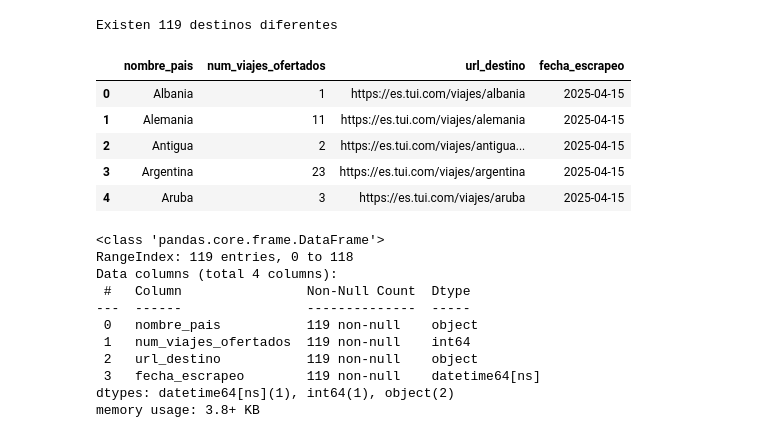
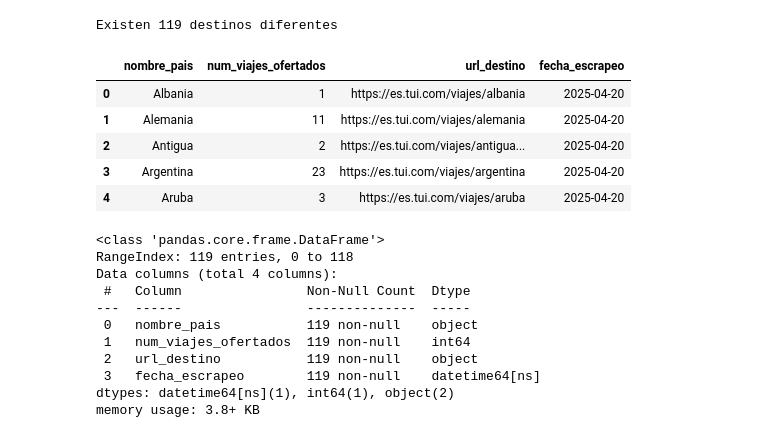
Before and after one commit to VanesaFloresRivera/Proyecto-Final, a Jupyter notebook: notebooks/escrapeo_final.ipynb, the cells around one changed output. Cells and saved outputs as stored; diff of their text form; code cells hidden in the pictures.

```diff
--- a/notebooks/escrapeo_final.ipynb
+++ b/notebooks/escrapeo_final.ipynb
@@ -20,22 +20,22 @@ RUTA_SERVICE = os.getenv("RUTA_SERVICE")
 URL_ESCRAPEO_INICIAL = os.getenv("URL_ESCRAPEO_INICIAL")
 # %%
 url_destinos= URL_ESCRAPEO_INICIAL #url destinos totales
-sopa_destinos = es.crear_sopa(url_destinos) #creamos la sopa
+sopa_destinos = ex.crear_sopa(url_destinos) #creamos la sopa
 #Extraemos todos los contenidos de la clase landing-destination-title
 clase_landing_destination_title=sopa_destinos.find_all("div", {"class":"landing-destination-title"})
 print(f'Existen {len(clase_landing_destination_title)} destinos diferentes')
 # %% [output]
 Existen 119 destinos diferentes
 # %%
-df_destinos_totales = es.extracción_destinos_con_url(sopa_destinos) #escrapeo los destinos totales
+df_destinos_totales = ex.extracción_destinos_con_url(sopa_destinos) #escrapeo los destinos totales
 df_destinos_totales.head()
 # %% [output]
 |  | nombre_pais | num_viajes_ofertados | url_destino | fecha_escrapeo |
-| 0 | Albania | 1 | https://es.tui.com/viajes/albania | 2025-04-15 |
-| 1 | Alemania | 11 | https://es.tui.com/viajes/alemania | 2025-04-15 |
-| 2 | Antigua | 2 | https://es.tui.com/viajes/antigua... | 2025-04-15 |
-| 3 | Argentina | 23 | https://es.tui.com/viajes/argentina | 2025-04-15 |
-| 4 | Aruba | 3 | https://es.tui.com/viajes/aruba | 2025-04-15 |
+| 0 | Albania | 1 | https://es.tui.com/viajes/albania | 2025-04-20 |
+| 1 | Alemania | 11 | https://es.tui.com/viajes/alemania | 2025-04-20 |
+| 2 | Antigua | 2 | https://es.tui.com/viajes/antigua... | 2025-04-20 |
+| 3 | Argentina | 23 | https://es.tui.com/viajes/argentina | 2025-04-20 |
+| 4 | Aruba | 3 | https://es.tui.com/viajes/aruba | 2025-04-20 |
 # %%
 df_destinos_totales.info()
 # %% [output]
```
Also changed, not shown: parts of 13 cells of this notebook, 30 other files.
